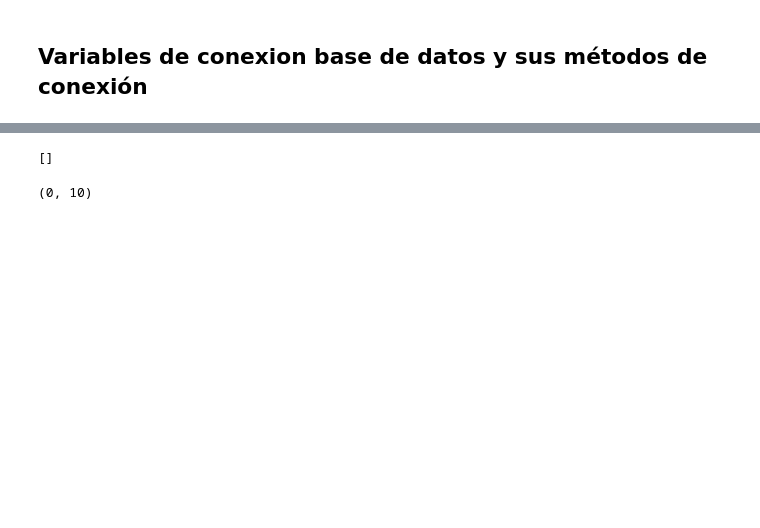
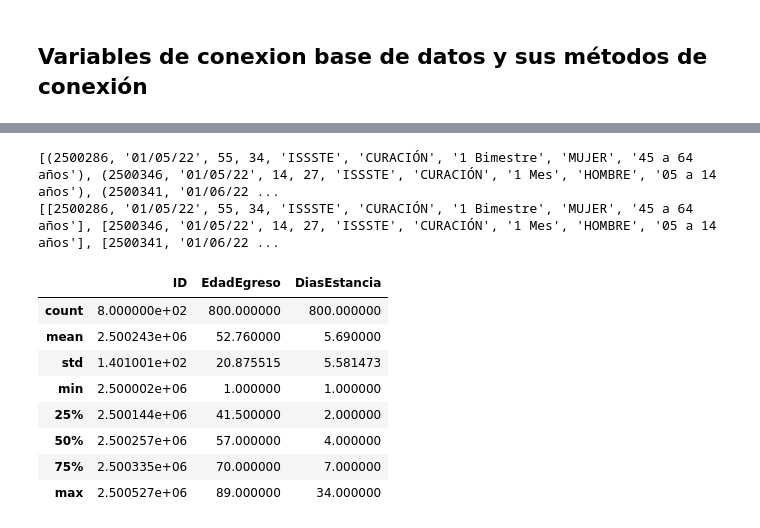
Before and after one commit to propedeuticosmcd/proyectoBD_, a Jupyter notebook: proyecto.ipynb, the cells around one changed output, grey strips where cells are left out. Cells and saved outputs as stored; diff of their text form; code cells hidden in the pictures; blank space fills up the shorter version.

```diff
--- a/proyecto.ipynb
+++ b/proyecto.ipynb
@@ -121,12 +70,0 @@ ejecutarConsulta(conn)
-# %%
-listResultados = []
-
-for tupla_ in resultadoConsulta:
-
-    lista = list(tupla_)
-
-    listaResultados.append(lista)
-
-print(listResultados)
-# %% [output]
-[]
@@ -139,4 +71,65 @@ dfCualitativo = pd.DataFrame(listResultados, columns=columns)
+# %%
+def ejecutarConsulta(conexion):
+
+    cursor = conexion.cursor()
+
+    query = '''
+                SELECT
+                    eh.claveUsuario,
+                    eh.fechaRegistro,
+                    eh.edadEgreso,
+                    eh.diasEstancia,
+                    i.nombre,
+                    me.motivo,
+                    it.intervalo_tiempo,
+                    s.sexo,
+                    ge.grupo_edad
+                FROM
+                    EgresosaHospital AS eh
+                        INNER JOIN
+                    Instituciones AS i ON eh.idInstitucion = i.id
+                        INNER JOIN
+                    MotivosEgreso AS me ON eh.idMotivoEgreso = eh.idMotivoEgreso
+                        INNER JOIN
+                    IntervalosTiempos AS it ON eh.idIntervaloTiempos = it.indice
+                        INNER JOIN
+                    Sexos AS s ON eh.idSexo = s.id
+                        INNER JOIN
+                    GruposEdades AS ge ON eh.idGruposEdades = ge.id;
+    '''
+
+    cursor.execute(query)
+
+    resultadoConsulta = cursor.fetchall()
+    cursor.close()
+
+    print(resultadoConsulta)
+
+    listas = [list(tupla) for tupla in resultadoConsulta]
+
+    print(listas)
+
+    columns = ['ID', 'FechaRegistro', 'EdadEgreso', 'DiasEstancia', 'Institución',
+     'MotivoEgreso', 'DuracionEstancia', 'Género', 'RangoEdad']
+
+    dfCualitativo = pd.DataFrame(listas, columns=columns)
+
+    return dfCualitativo
+
+
+dfCualitativo = ejecutarConsulta(conn)
+# %% [output]
+[(2500286, '01/05/22', 55, 34, 'ISSSTE', 'CURACIÓN', '1 Bimestre', 'MUJER', '45 a 64 años'), (2500346, '01/05/22', 14, 27, 'ISSSTE', 'CURACIÓN', '1 Mes', 'HOMBRE', '05 a 14 años'), (2500341, '01/06/22 ...
+[[2500286, '01/05/22', 55, 34, 'ISSSTE', 'CURACIÓN', '1 Bimestre', 'MUJER', '45 a 64 años'], [2500346, '01/05/22', 14, 27, 'ISSSTE', 'CURACIÓN', '1 Mes', 'HOMBRE', '05 a 14 años'], [2500341, '01/06/22 ...
 # %%
-dfCualitativo.shape
+dfCualitativo.describe()
 # %% [output]
-(0, 10)
+|  | ID | EdadEgreso | DiasEstancia |
+| count | 8.000000e+02 | 800.000000 | 800.000000 |
+| mean | 2.500243e+06 | 52.760000 | 5.690000 |
+| std | 1.401001e+02 | 20.875515 | 5.581473 |
+| min | 2.500002e+06 | 1.000000 | 1.000000 |
+| 25% | 2.500144e+06 | 41.500000 | 2.000000 |
+| 50% | 2.500257e+06 | 57.000000 | 4.000000 |
+| 75% | 2.500335e+06 | 70.000000 | 7.000000 |
+| max | 2.500527e+06 | 89.000000 | 34.000000 |
```
Also changed, not shown: parts of 9 cells of this notebook, 4 other files.
